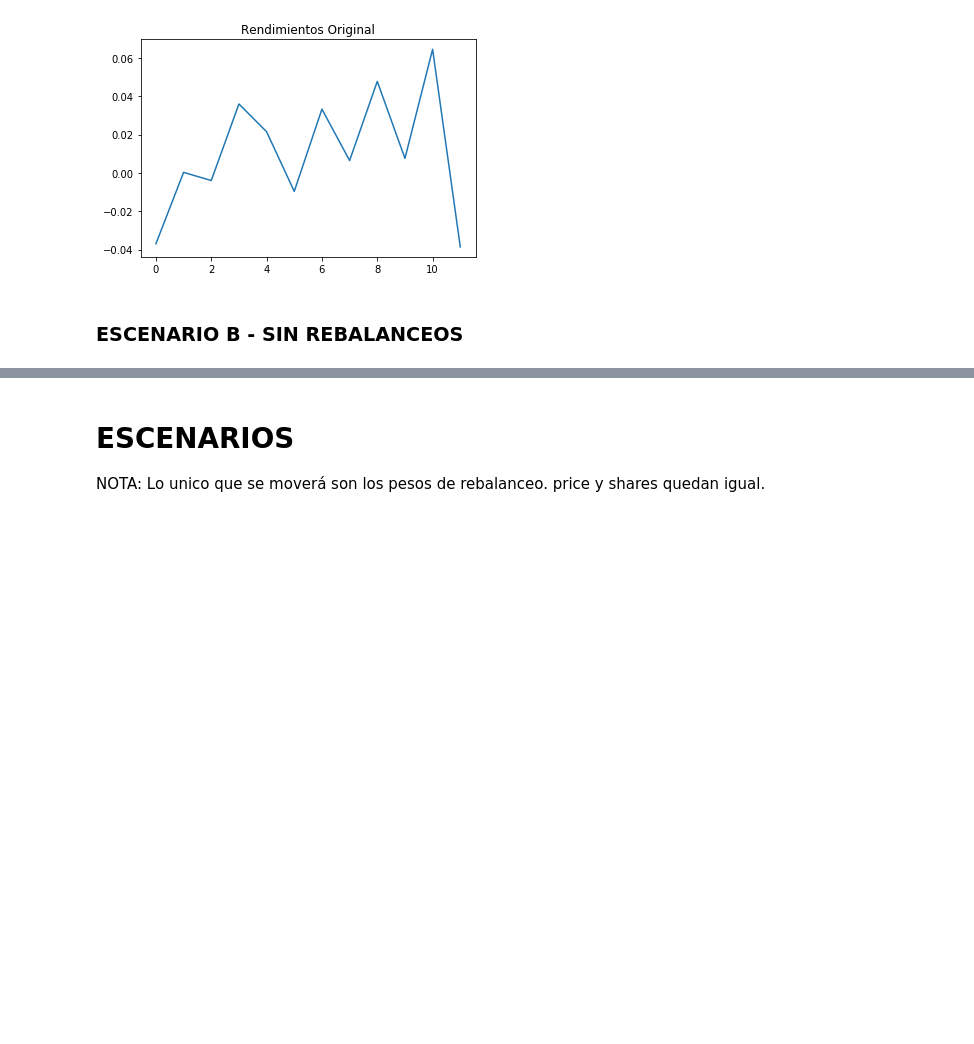
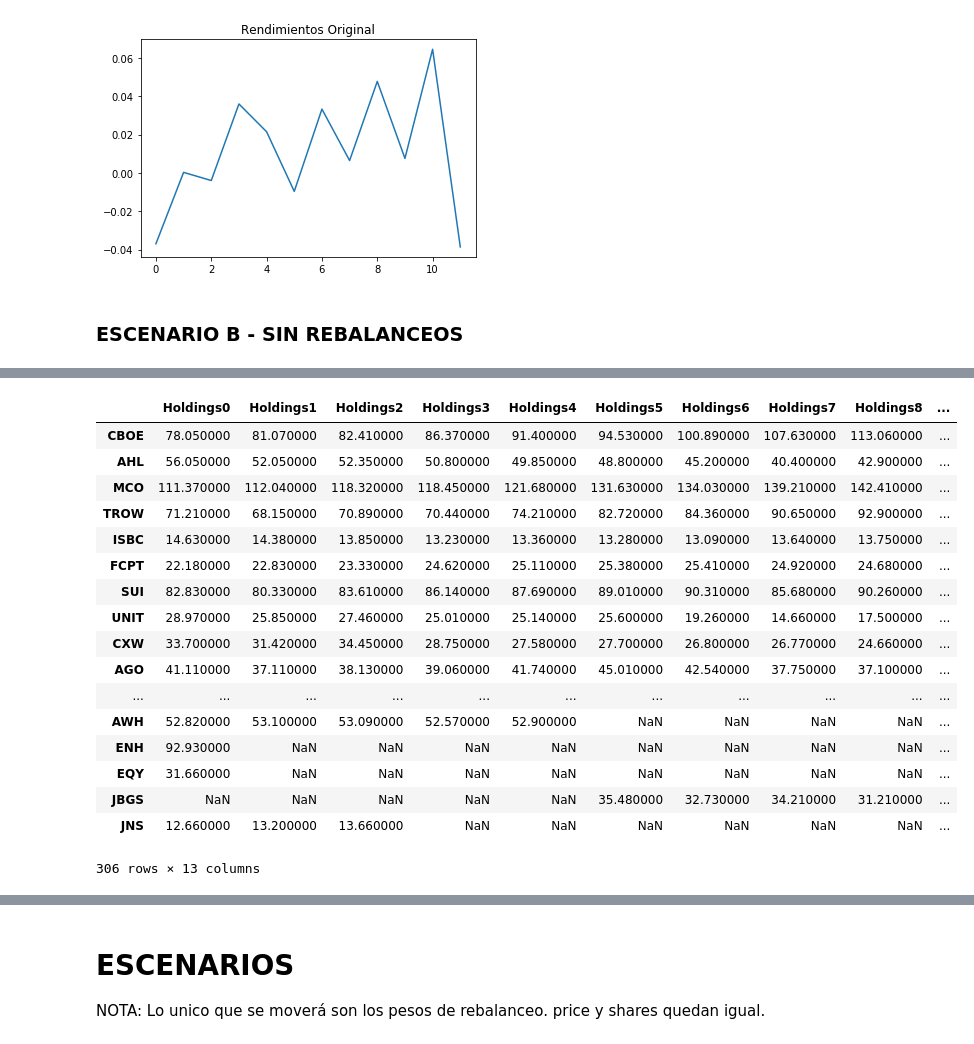
Before and after one commit to Marisolcantarero95/TRADING, a Jupyter notebook: Lab1_EqA/A_myst_Laboratorio1.ipynb, the cells around one changed output, grey strips where cells are left out. Cells and saved outputs as stored; diff of their text form; code cells hidden in the pictures; blank space fills up the shorter version.

```diff
--- a/Lab1_EqA/A_myst_Laboratorio1.ipynb
+++ b/Lab1_EqA/A_myst_Laboratorio1.ipynb
@@ -195,0 +254,27 @@ ConnectionError: HTTPSConnectionPool(host='www.quandl.com', port=443): Max retri
+# %%
+#Para los que ya no se encontraron se pondrán los datos que estaban y se rellenaran los vacios con 0.
+faltantes = list(set(Prices.index)- set(na_free.index))
+faltantes = pd.DataFrame([Prices.loc[i] for i in faltantes])#.fillna(0)
+na_free = na_free.append(faltantes)
+#Igualando a Prices ( es lo mismo pero ya con información completa)
+Prices_F = na_free
+Prices_F
+# %% [output]
+|  | Holdings0 | Holdings1 | Holdings2 | Holdings3 | Holdings4 | Holdings5 | Holdings6 | Holdings7 | Holdings8 | ... |
+| CBOE | 78.050000 | 81.070000 | 82.410000 | 86.370000 | 91.400000 | 94.530000 | 100.890000 | 107.630000 | 113.060000 | ... |
+| AHL | 56.050000 | 52.050000 | 52.350000 | 50.800000 | 49.850000 | 48.800000 | 45.200000 | 40.400000 | 42.900000 | ... |
+| MCO | 111.370000 | 112.040000 | 118.320000 | 118.450000 | 121.680000 | 131.630000 | 134.030000 | 139.210000 | 142.410000 | ... |
+| TROW | 71.210000 | 68.150000 | 70.890000 | 70.440000 | 74.210000 | 82.720000 | 84.360000 | 90.650000 | 92.900000 | ... |
+| ISBC | 14.630000 | 14.380000 | 13.850000 | 13.230000 | 13.360000 | 13.280000 | 13.090000 | 13.640000 | 13.750000 | ... |
+| FCPT | 22.180000 | 22.830000 | 23.330000 | 24.620000 | 25.110000 | 25.380000 | 25.410000 | 24.920000 | 24.680000 | ... |
+| SUI | 82.830000 | 80.330000 | 83.610000 | 86.140000 | 87.690000 | 89.010000 | 90.310000 | 85.680000 | 90.260000 | ... |
+| UNIT | 28.970000 | 25.850000 | 27.460000 | 25.010000 | 25.140000 | 25.600000 | 19.260000 | 14.660000 | 17.500000 | ... |
+| CXW | 33.700000 | 31.420000 | 34.450000 | 28.750000 | 27.580000 | 27.700000 | 26.800000 | 26.770000 | 24.660000 | ... |
+| AGO | 41.110000 | 37.110000 | 38.130000 | 39.060000 | 41.740000 | 45.010000 | 42.540000 | 37.750000 | 37.100000 | ... |
+| ... | ... | ... | ... | ... | ... | ... | ... | ... | ... | ... |
+| AWH | 52.820000 | 53.100000 | 53.090000 | 52.570000 | 52.900000 | NaN | NaN | NaN | NaN | ... |
+| ENH | 92.930000 | NaN | NaN | NaN | NaN | NaN | NaN | NaN | NaN | ... |
+| EQY | 31.660000 | NaN | NaN | NaN | NaN | NaN | NaN | NaN | NaN | ... |
+| JBGS | NaN | NaN | NaN | NaN | NaN | 35.480000 | 32.730000 | 34.210000 | 31.210000 | ... |
+| JNS | 12.660000 | 13.200000 | 13.660000 | NaN | NaN | NaN | NaN | NaN | NaN | ... |
+306 rows × 13 columns
```
Also changed, not shown: parts of 14 cells of this notebook.
